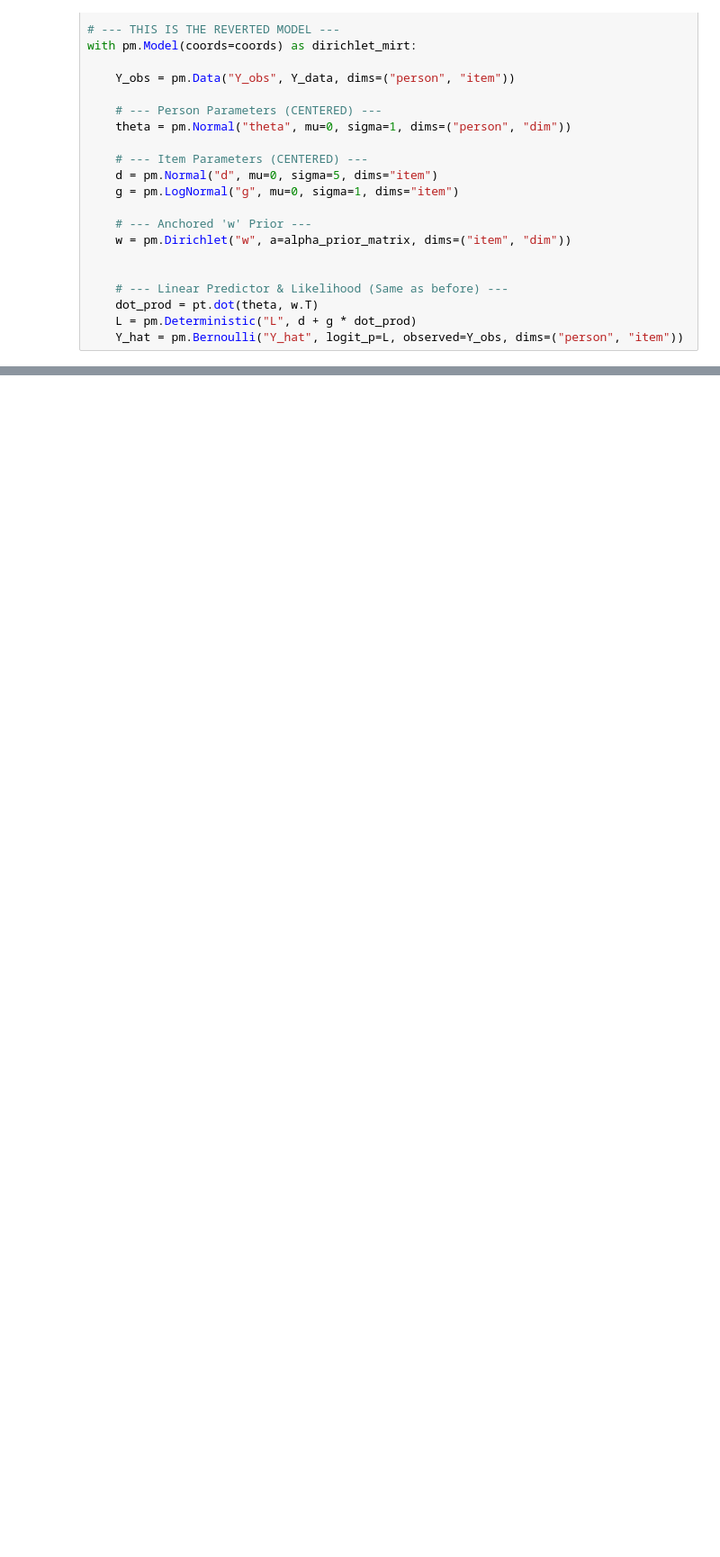
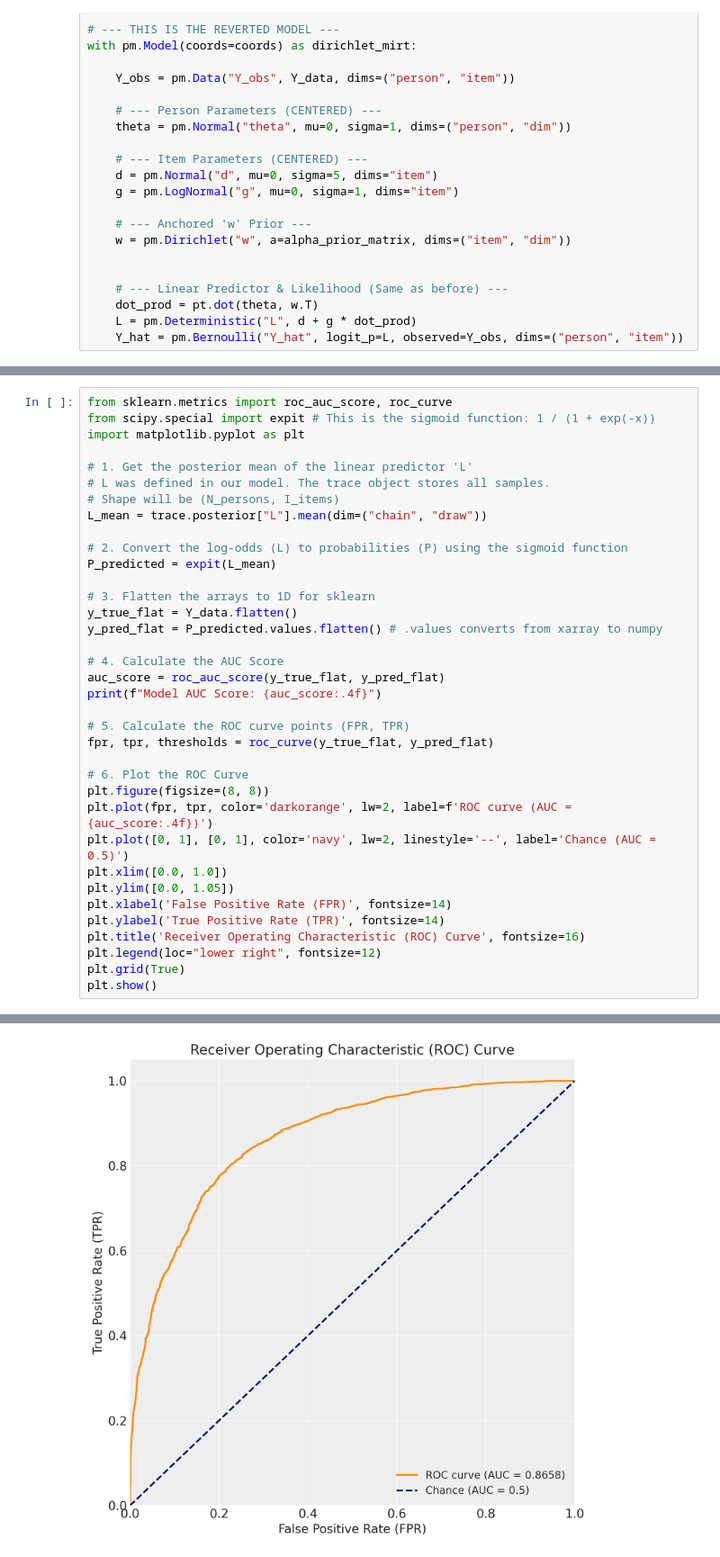
Before and after one commit to ronanhansel/dirichlet-mirt, a Jupyter notebook: test.ipynb, the cells around one changed output, grey strips where cells are left out. Shown at 90% size. Drawn from its saved outputs; the diff is of its cells as text; blank space fills up the shorter version.

Commit message:
feat: testing lsat data with dirichlet-mirt

```diff
--- a/test.ipynb
+++ b/test.ipynb
@@ -162,0 +165,37 @@ plt.show()
+# %%
+from sklearn.metrics import roc_auc_score, roc_curve
+from scipy.special import expit # This is the sigmoid function: 1 / (1 + exp(-x))
+import matplotlib.pyplot as plt
+
+# 1. Get the posterior mean of the linear predictor 'L'
+# L was defined in our model. The trace object stores all samples.
+# Shape will be (N_persons, I_items)
+L_mean = trace.posterior["L"].mean(dim=("chain", "draw"))
+
+# 2. Convert the log-odds (L) to probabilities (P) using the sigmoid function
+P_predicted = expit(L_mean)
+
+# 3. Flatten the arrays to 1D for sklearn
+y_true_flat = Y_data.flatten()
+y_pred_flat = P_predicted.values.flatten() # .values converts from xarray to numpy
+
+# 4. Calculate the AUC Score
+auc_score = roc_auc_score(y_true_flat, y_pred_flat)
+print(f"Model AUC Score: {auc_score:.4f}")
+
+# 5. Calculate the ROC curve points (FPR, TPR)
+fpr, tpr, thresholds = roc_curve(y_true_flat, y_pred_flat)
+
+# 6. Plot the ROC Curve
+plt.figure(figsize=(8, 8))
+plt.plot(fpr, tpr, color='darkorange', lw=2, label=f'ROC curve (AUC = {auc_score:.4f})')
+plt.plot([0, 1], [0, 1], color='navy', lw=2, linestyle='--', label='Chance (AUC = 0.5)')
+plt.xlim([0.0, 1.0])
+plt.ylim([0.0, 1.05])
+plt.xlabel('False Positive Rate (FPR)', fontsize=14)
+plt.ylabel('True Positive Rate (TPR)', fontsize=14)
+plt.title('Receiver Operating Characteristic (ROC) Curve', fontsize=16)
+plt.legend(loc="lower right", fontsize=12)
+plt.grid(True)
+plt.show()
+# %% [output]
@@ -162,0 +203 @@ plt.show()
+[figure, added]
```
Also changed, not shown: parts of 4 cells of this notebook, 3 other files.
